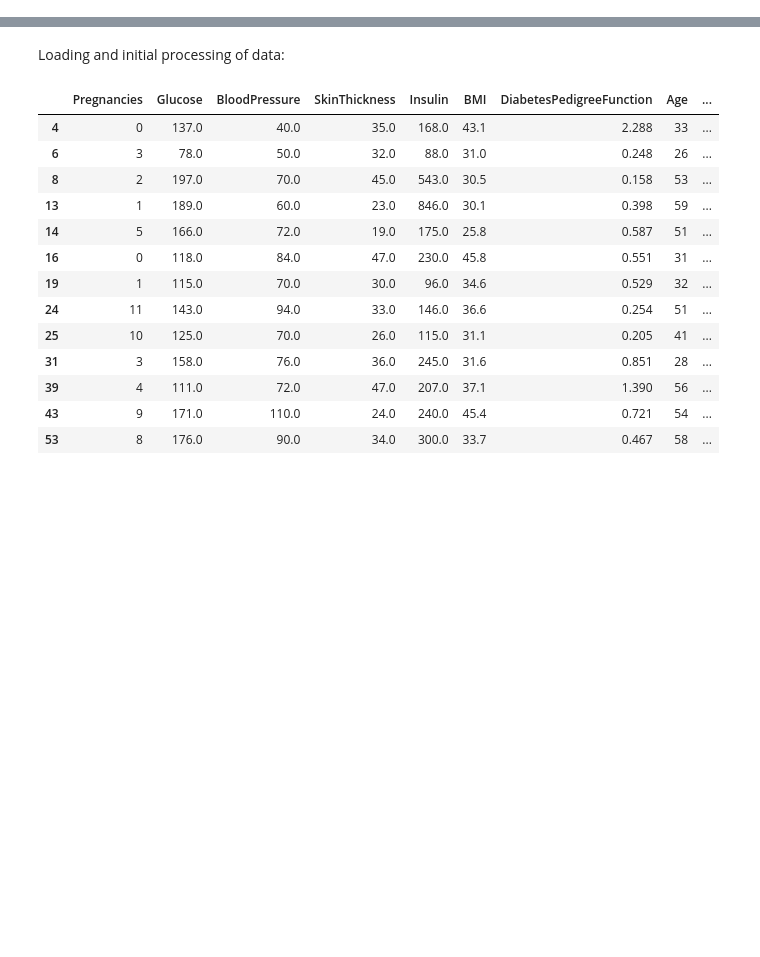
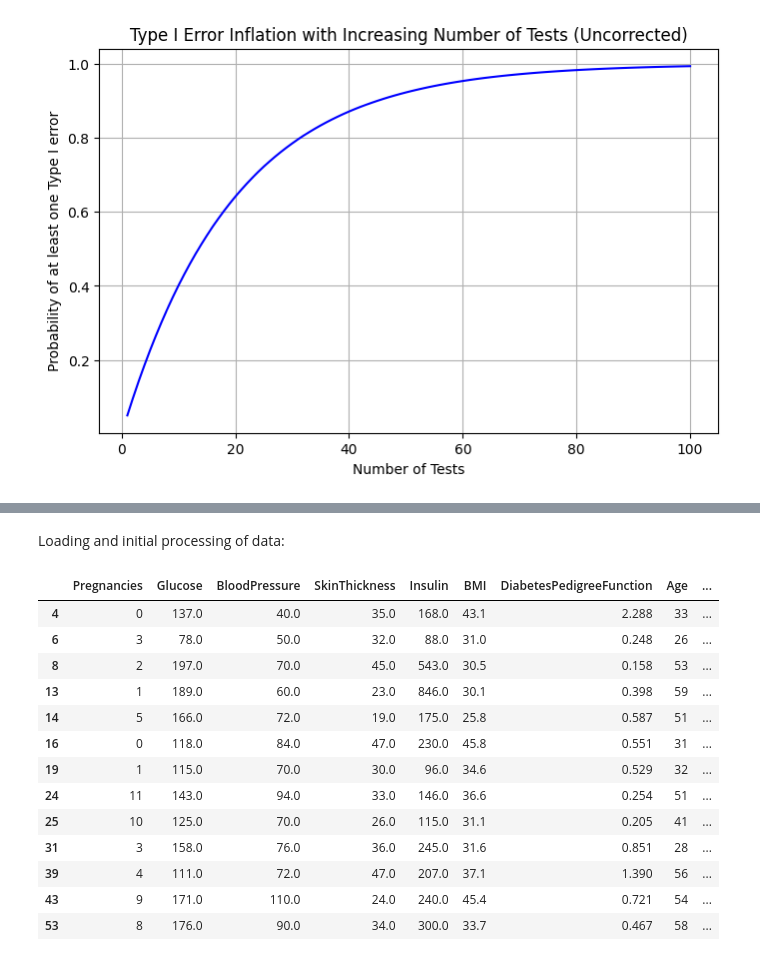
Before and after one commit to imperialchem/python-stats-intro, a Jupyter notebook: part2/stats-intro2.ipynb, the cells around one changed output, grey strips where cells are left out. Cells and saved outputs as stored; diff of their text form; code cells hidden in the pictures; blank space fills up the shorter version.

```diff
--- a/part2/stats-intro2.ipynb
+++ b/part2/stats-intro2.ipynb
@@ -109,0 +42,32 @@ FDR correction is generally less conservative than Bonferroni, making it more po
+# %%
+import numpy as np
+import matplotlib.pyplot as plt
+
+# Parameters
+alpha = 0.05  # Significance level (Type I error rate for individual tests)
+max_tests = 100  # Maximum number of tests to simulate
+
+# Function to compute the probability of at least one Type I error
+def probability_at_least_one_error(n_tests, alpha):
+    return 1 - (1 - alpha)**n_tests
+
+# Array of number of tests
+n_tests_array = np.arange(1, max_tests + 1)
+
+# Calculate the probability of at least one Type I error for uncorrected tests
+prob_uncorrected = probability_at_least_one_error(n_tests_array, alpha)
+
+# Plot the result
+plt.figure(figsize=(8, 5))
+
+# Plot uncorrected Type I error inflation
+plt.plot(n_tests_array, prob_uncorrected, label='Uncorrected (FWER)', color='blue')
+
+# Add labels and legend
+plt.title("Type I Error Inflation with Increasing Number of Tests (Uncorrected)")
+plt.xlabel("Number of Tests")
+plt.ylabel("Probability of at least one Type I error")
+plt.grid(True)
+plt.show()
+# %% [output]
+[figure, added]
```
Also changed, not shown: parts of 11 cells of this notebook, 1 other file.
